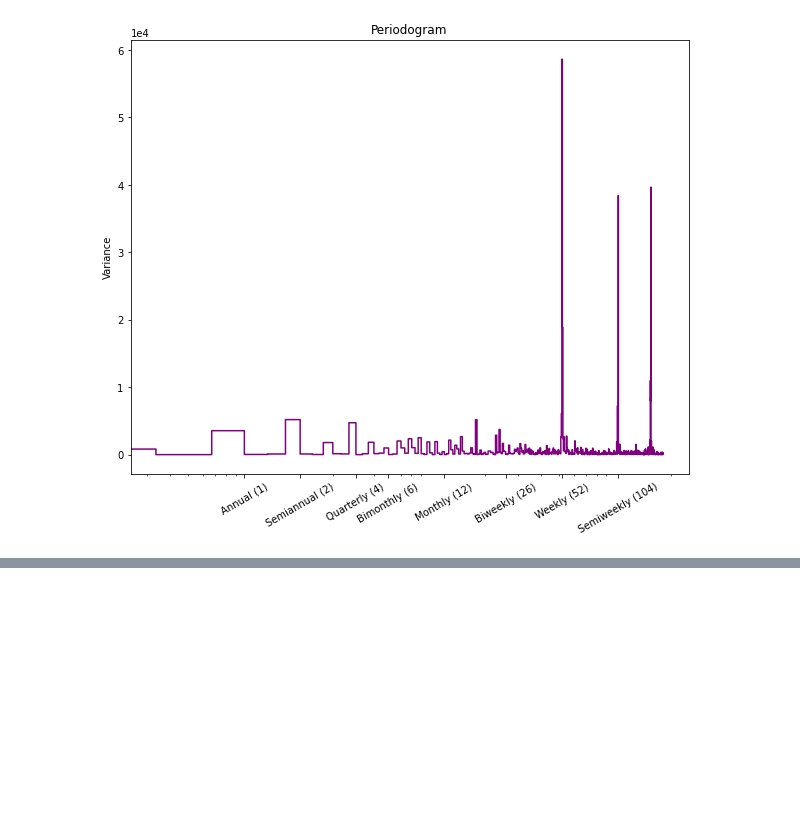
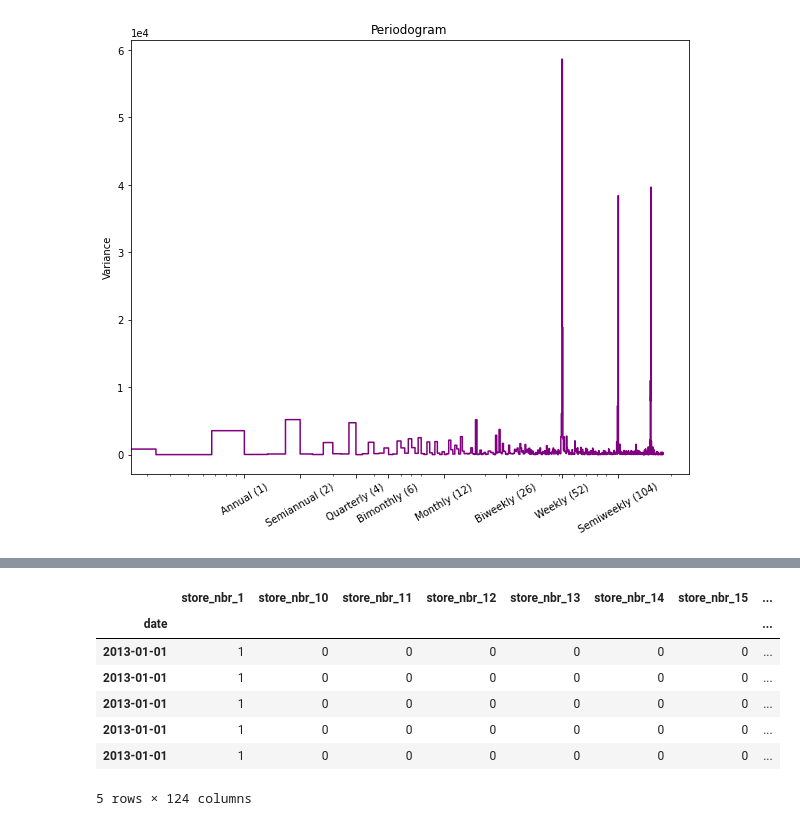
Before and after one commit to Shikunsh/time-series-forecasting, a Jupyter notebook: Store_Sales_Time_Series_Forecasting.ipynb, the cells around one changed output, grey strips where cells are left out. Cells and saved outputs as stored; diff of their text form; code cells hidden in the pictures; blank space fills up the shorter version.

```diff
--- a/Store_Sales_Time_Series_Forecasting.ipynb
+++ b/Store_Sales_Time_Series_Forecasting.ipynb
@@ -436,0 +495,13 @@ X = dp.in_sample()  # create features for dates in tunnel.index
+# %%
+df = pd.concat([df,X], axis = 1)
+# %%
+df.iloc[:,1:].head()
+# %% [output]
+|  | store_nbr_1 | store_nbr_10 | store_nbr_11 | store_nbr_12 | store_nbr_13 | store_nbr_14 | store_nbr_15 | ... |
+| date |  |  |  |  |  |  |  | ... |
+| 2013-01-01 | 1 | 0 | 0 | 0 | 0 | 0 | 0 | ... |
+| 2013-01-01 | 1 | 0 | 0 | 0 | 0 | 0 | 0 | ... |
+| 2013-01-01 | 1 | 0 | 0 | 0 | 0 | 0 | 0 | ... |
+| 2013-01-01 | 1 | 0 | 0 | 0 | 0 | 0 | 0 | ... |
+| 2013-01-01 | 1 | 0 | 0 | 0 | 0 | 0 | 0 | ... |
+5 rows × 124 columns
```
Also changed, not shown: parts of 27 cells of this notebook.
